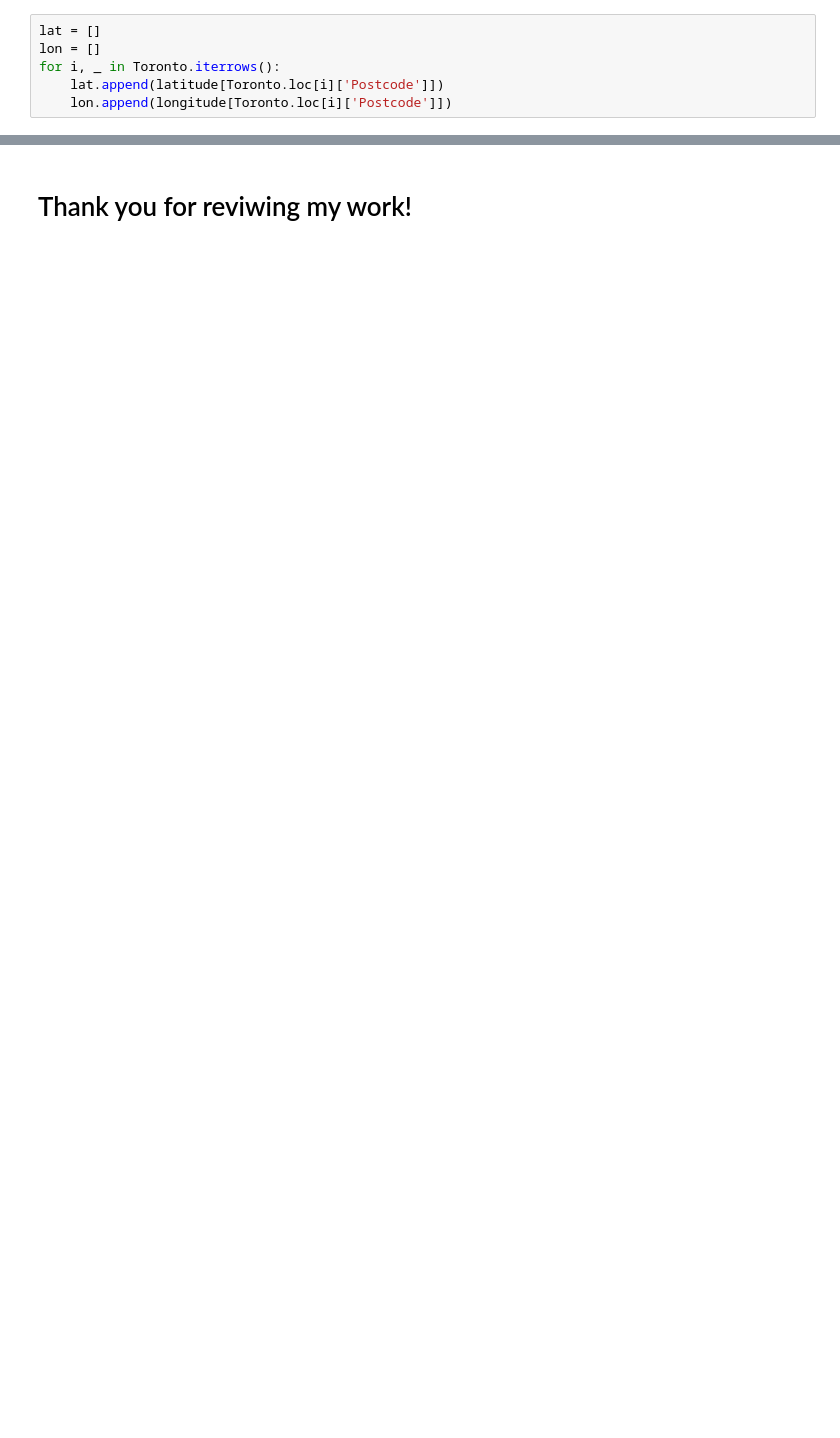
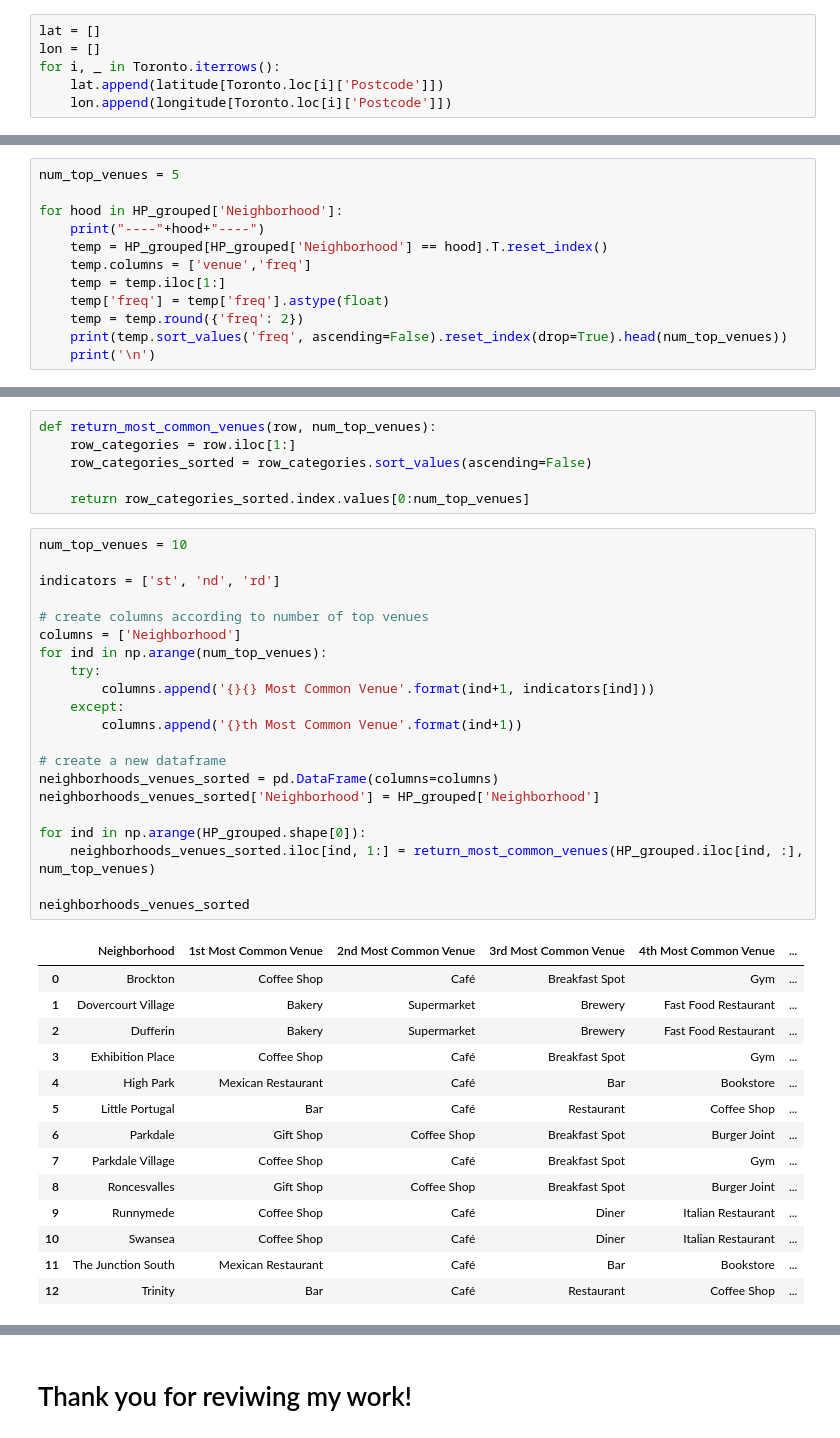
Before and after one commit to unixdev0/DataScience, a Jupyter notebook: Applied Data Science - Capstone.ipynb, the cells around one changed output, grey strips where cells are left out. Saved outputs shown, nothing was run; the diff lists cells and outputs as text; blank space fills up the shorter version.

```diff
--- a/Applied Data Science - Capstone.ipynb
+++ b/Applied Data Science - Capstone.ipynb
@@ -172,0 +494,12 @@ Toronto.head()
+# %%
+num_top_venues = 5
+
+for hood in HP_grouped['Neighborhood']:
+    print("----"+hood+"----")
+    temp = HP_grouped[HP_grouped['Neighborhood'] == hood].T.reset_index()
+    temp.columns = ['venue','freq']
+    temp = temp.iloc[1:]
+    temp['freq'] = temp['freq'].astype(float)
+    temp = temp.round({'freq': 2})
+    print(temp.sort_values('freq', ascending=False).reset_index(drop=True).head(num_top_venues))
+    print('\n')
@@ -172,0 +524,42 @@ Toronto.head()
+# %%
+def return_most_common_venues(row, num_top_venues):
+    row_categories = row.iloc[1:]
+    row_categories_sorted = row_categories.sort_values(ascending=False)
+
+    return row_categories_sorted.index.values[0:num_top_venues]
+# %%
+num_top_venues = 10
+
+indicators = ['st', 'nd', 'rd']
+
+# create columns according to number of top venues
+columns = ['Neighborhood']
+for ind in np.arange(num_top_venues):
+    try:
+        columns.append('{}{} Most Common Venue'.format(ind+1, indicators[ind]))
+    except:
+        columns.append('{}th Most Common Venue'.format(ind+1))
+
+# create a new dataframe
+neighborhoods_venues_sorted = pd.DataFrame(columns=columns)
+neighborhoods_venues_sorted['Neighborhood'] = HP_grouped['Neighborhood']
+
+for ind in np.arange(HP_grouped.shape[0]):
+    neighborhoods_venues_sorted.iloc[ind, 1:] = return_most_common_venues(HP_grouped.iloc[ind, :], num_top_venues)
+
+neighborhoods_venues_sorted
+# %% [output]
+|  | Neighborhood | 1st Most Common Venue | 2nd Most Common Venue | 3rd Most Common Venue | 4th Most Common Venue | ... |
+| 0 | Brockton | Coffee Shop | Café | Breakfast Spot | Gym | ... |
+| 1 | Dovercourt Village | Bakery | Supermarket | Brewery | Fast Food Restaurant | ... |
+| 2 | Dufferin | Bakery | Supermarket | Brewery | Fast Food Restaurant | ... |
+| 3 | Exhibition Place | Coffee Shop | Café | Breakfast Spot | Gym | ... |
+| 4 | High Park | Mexican Restaurant | Café | Bar | Bookstore | ... |
+| 5 | Little Portugal | Bar | Café | Restaurant | Coffee Shop | ... |
+| 6 | Parkdale | Gift Shop | Coffee Shop | Breakfast Spot | Burger Joint | ... |
+| 7 | Parkdale Village | Coffee Shop | Café | Breakfast Spot | Gym | ... |
+| 8 | Roncesvalles | Gift Shop | Coffee Shop | Breakfast Spot | Burger Joint | ... |
+| 9 | Runnymede | Coffee Shop | Café | Diner | Italian Restaurant | ... |
+| 10 | Swansea | Coffee Shop | Café | Diner | Italian Restaurant | ... |
+| 11 | The Junction South | Mexican Restaurant | Café | Bar | Bookstore | ... |
+| 12 | Trinity | Bar | Café | Restaurant | Coffee Shop | ... |
```
Also changed, not shown: parts of 42 cells of this notebook.
